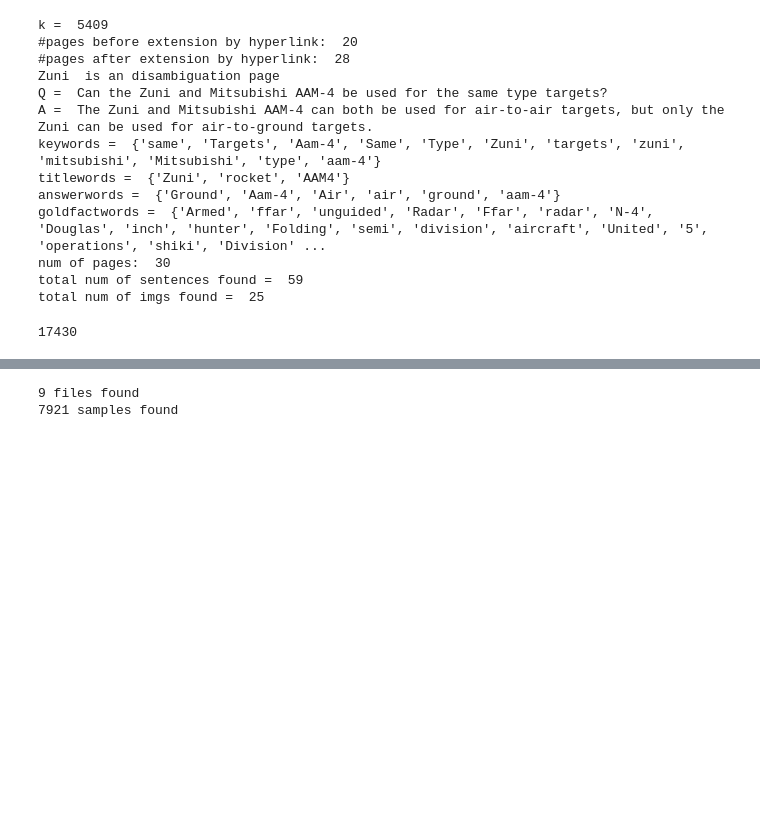
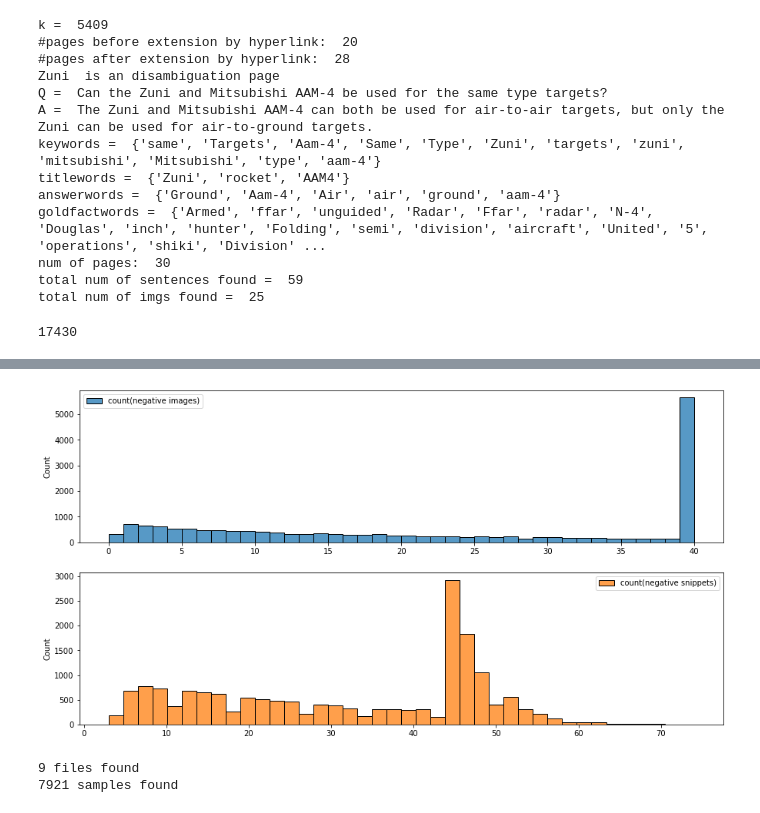
Before and after one commit to WebQnA/WebQA_Baseline, a Jupyter notebook: vlp/notebooks/distractors_for_txt.ipynb, the cells around one changed output, grey strips where cells are left out. Saved outputs shown, nothing was run; the diff lists cells and outputs as text; code cells hidden in the pictures; blank space fills up the shorter version.

```diff
--- a/vlp/notebooks/distractors_for_txt.ipynb
+++ b/vlp/notebooks/distractors_for_txt.ipynb
@@ -640,10 +639,0 @@ print(len([k for k in data if len(data[k]['new_negFacts'])< 5 or len(data[k]['im
-# %%
-path = "/home/yingshac/CYS/WebQnA/WebQnA_data_new/upd_txt_data/"
-files = os.listdir(path)
-print("{} files found".format(len(files)))
-for f in files:
-    if not '.json' in f: continue
-    try:
-        d = json.load(open(os.path.join(path, f), "r"))
-        print(f, [k for k in d if 'word_lists' not in d[k]])
-    except: print(f)
@@ -659,0 +640,4 @@ upd_txt_data_5000.json []
+# %%
+keys_7921 = list(json.load(open("/home/yingshac/CYS/WebQnA/WebQnA_data_new/txt_dataset_0725_random_split.json", "r")).keys())
+print(len(keys_7921))
+print(min([int(k) for k in keys_7921]), max([int(k) for k in keys_7921]))
@@ -659,0 +647,4 @@ upd_txt_data_5000.json []
+# %%
+keys_16k = list(json.load(open("/home/yingshac/CYS/WebQnA/WebQnA_data_new/txt_dataset_0803_16k.json", "r")).keys())
+print(len(keys_16k))
+print(min([int(k) for k in keys_16k]), max([int(k) for k in keys_16k]))
@@ -659,0 +654,8 @@ upd_txt_data_5000.json []
+# %%
+data = json.load(open("/home/yingshac/CYS/WebQnA/WebQnA_data_new/txt_dataset_0803_16k.json", "r"))
+#data.update(json.load(open("/home/yingshac/CYS/WebQnA/WebQnA_data_new/txt_dataset_0725.json", "r")))
+print(len(data))
+num_negImgs = [len(data[k]['img_negFacts']) for k in data]
+num_negSnippets = [len(data[k]['DistractorFacts']) + len(data[k]['new_negFacts']) for k in data]
+print(sorted(Counter(num_negImgs).items()))
+print(sorted(Counter(num_negSnippets).items()))
@@ -660,3 +666,13 @@ upd_txt_data_5000.json []
+# %%
+colors = sns.color_palette("tab10")
+fig, axes = plt.subplots(2, 1, sharex=False, figsize=(15,8))
+for i, k, l, color in zip(range(2), [num_negImgs, num_negSnippets], ["count(negative images)", "count(negative snippets)"], colors[:2]):
+    ax = axes[i]
+    #ax.set(xscale="log")
+    sns.histplot(k, ax=ax, kde=False, bins=40, label=l, color=color)
+    ax.legend()
+# %% [output]
+[figure, added]
 # %%
 ### Create demo from json (dataset is divided into 8 chunks of size 1000 for parallel distractor mining)
 path = "/home/yingshac/CYS/WebQnA/WebQnA_data_new/upd_txt_data/"
```
Also changed, not shown: parts of 7 cells of this notebook, 20 other files.
